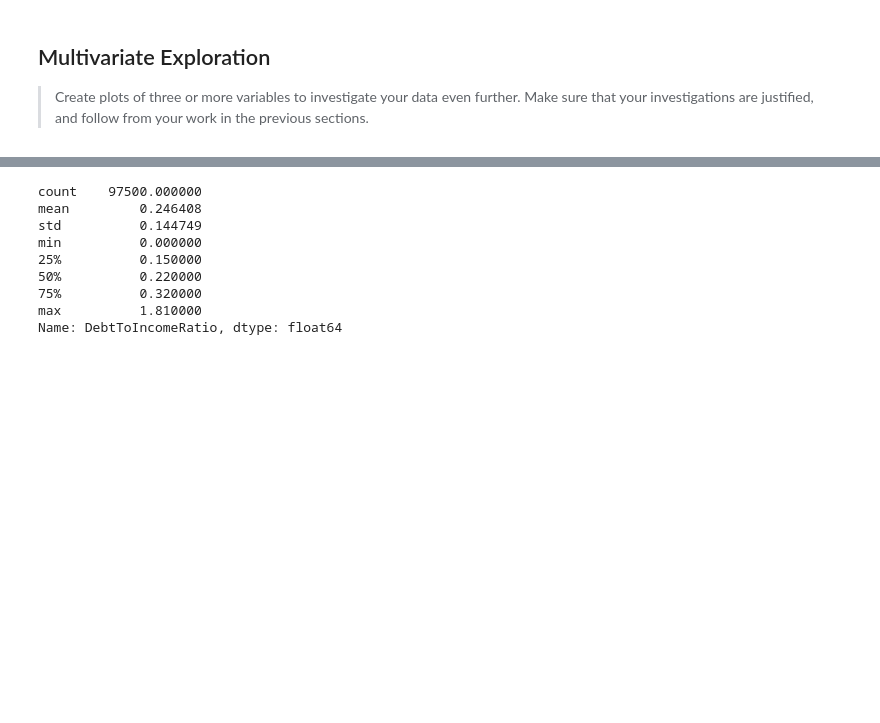
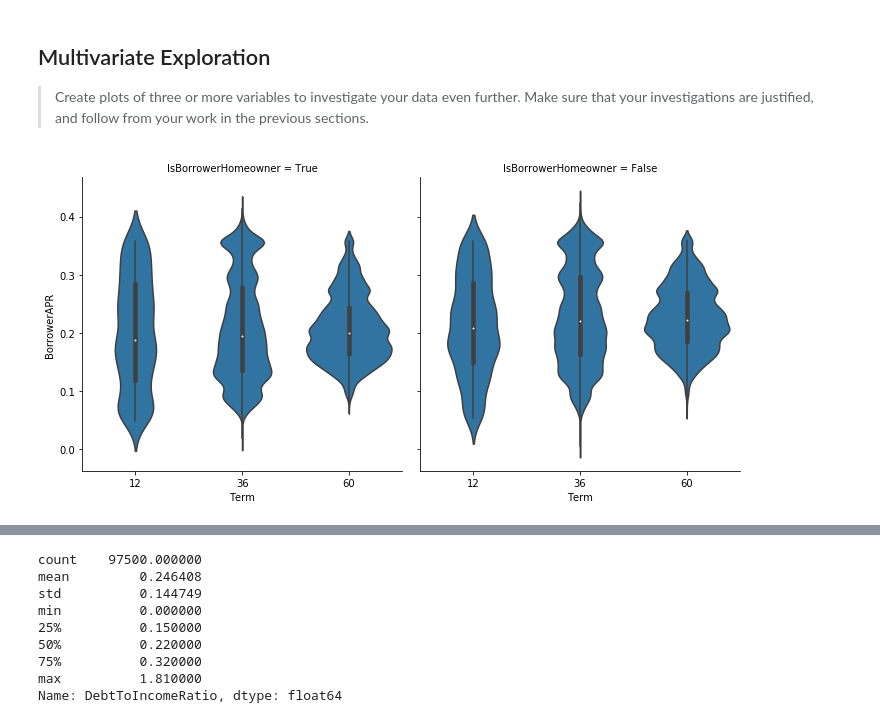
Before and after one commit to Jeff-VA/Udacity-Communicate-Data-Project, a Jupyter notebook: exploration_v2.ipynb, the cells around one changed output, grey strips where cells are left out. Cells and saved outputs as stored; diff of their text form; code cells hidden in the pictures; blank space fills up the shorter version.

Commit message:
Finalized multivariate visualisations

```diff
--- a/exploration_v2.ipynb
+++ b/exploration_v2.ipynb
@@ -680,3 +680,9 @@ While cautiously keeping in mind that the two overlapped histograms above do **n
 > Create plots of three or more variables to investigate your data even
 further. Make sure that your investigations are justified, and follow from
 your work in the previous sections.
+# %%
+#Compares BorrowerAPR KDE distributions by Term and IsBorrowerHomeowner
+g = sns.FacetGrid(data = df_trimmed, col = 'IsBorrowerHomeowner', height=5)
+g.map(sns.violinplot, 'Term', 'BorrowerAPR');
+# %% [output]
+[figure, added]
```
Also changed, not shown: parts of 11 cells of this notebook.
